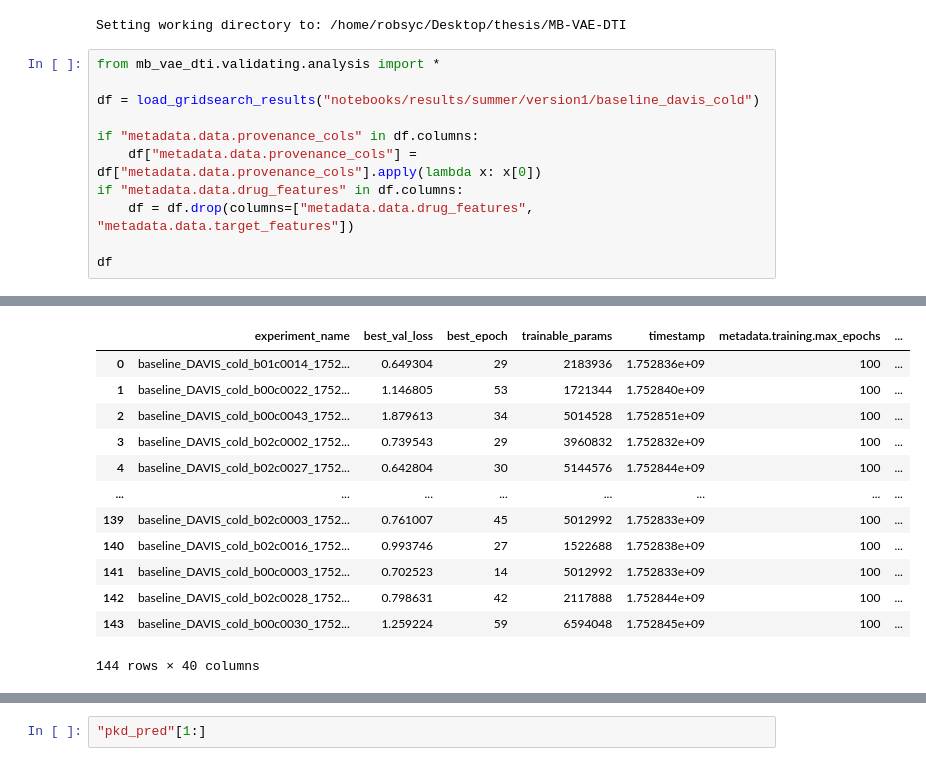
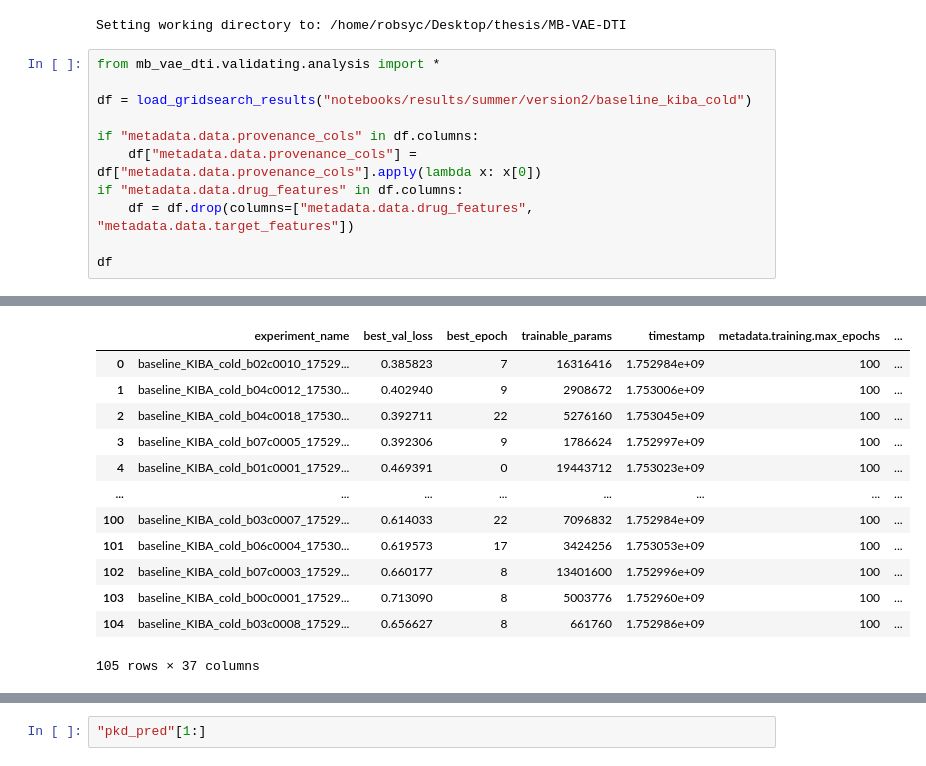
Before and after one commit to robsyc/MB-VAE-DTI, a Jupyter notebook: notebooks/grid_analysis.ipynb, the cells around one changed output, grey strips where cells are left out. Saved outputs shown, nothing was run; the diff lists cells and outputs as text.

```diff
--- a/notebooks/grid_analysis.ipynb
+++ b/notebooks/grid_analysis.ipynb
@@ -5,7 +5,7 @@ Setting working directory to: /home/robsyc/Desktop/thesis/MB-VAE-DTI
 # %%
 from mb_vae_dti.validating.analysis import *
 
-df = load_gridsearch_results("notebooks/results/summer/version1/baseline_davis_cold")
+df = load_gridsearch_results("notebooks/results/summer/version2/baseline_kiba_cold")
 
 if "metadata.data.provenance_cols" in df.columns:
     df["metadata.data.provenance_cols"] = df["metadata.data.provenance_cols"].apply(lambda x: x[0])
@@ -18,16 +18,16 @@ df
 |  | experiment_name | best_val_loss | best_epoch | trainable_params | timestamp | metadata.training.max_epochs | ... |
-| 0 | baseline_DAVIS_cold_b01c0014_1752... | 0.649304 | 29 | 2183936 | 1.752836e+09 | 100 | ... |
-| 1 | baseline_DAVIS_cold_b00c0022_1752... | 1.146805 | 53 | 1721344 | 1.752840e+09 | 100 | ... |
-| 2 | baseline_DAVIS_cold_b00c0043_1752... | 1.879613 | 34 | 5014528 | 1.752851e+09 | 100 | ... |
-| 3 | baseline_DAVIS_cold_b02c0002_1752... | 0.739543 | 29 | 3960832 | 1.752832e+09 | 100 | ... |
-| 4 | baseline_DAVIS_cold_b02c0027_1752... | 0.642804 | 30 | 5144576 | 1.752844e+09 | 100 | ... |
+| 0 | baseline_KIBA_cold_b02c0010_17529... | 0.385823 | 7 | 16316416 | 1.752984e+09 | 100 | ... |
+| 1 | baseline_KIBA_cold_b04c0012_17530... | 0.402940 | 9 | 2908672 | 1.753006e+09 | 100 | ... |
+| 2 | baseline_KIBA_cold_b04c0018_17530... | 0.392711 | 22 | 5276160 | 1.753045e+09 | 100 | ... |
+| 3 | baseline_KIBA_cold_b07c0005_17529... | 0.392306 | 9 | 1786624 | 1.752997e+09 | 100 | ... |
+| 4 | baseline_KIBA_cold_b01c0001_17529... | 0.469391 | 0 | 19443712 | 1.753023e+09 | 100 | ... |
 | ... | ... | ... | ... | ... | ... | ... | ... |
-| 139 | baseline_DAVIS_cold_b02c0003_1752... | 0.761007 | 45 | 5012992 | 1.752833e+09 | 100 | ... |
-| 140 | baseline_DAVIS_cold_b02c0016_1752... | 0.993746 | 27 | 1522688 | 1.752838e+09 | 100 | ... |
-| 141 | baseline_DAVIS_cold_b00c0003_1752... | 0.702523 | 14 | 5012992 | 1.752833e+09 | 100 | ... |
-| 142 | baseline_DAVIS_cold_b02c0028_1752... | 0.798631 | 42 | 2117888 | 1.752844e+09 | 100 | ... |
-| 143 | baseline_DAVIS_cold_b00c0030_1752... | 1.259224 | 59 | 6594048 | 1.752845e+09 | 100 | ... |
+| 100 | baseline_KIBA_cold_b03c0007_17529... | 0.614033 | 22 | 7096832 | 1.752984e+09 | 100 | ... |
+| 101 | baseline_KIBA_cold_b06c0004_17530... | 0.619573 | 17 | 3424256 | 1.753053e+09 | 100 | ... |
+| 102 | baseline_KIBA_cold_b07c0003_17529... | 0.660177 | 8 | 13401600 | 1.752996e+09 | 100 | ... |
+| 103 | baseline_KIBA_cold_b00c0001_17529... | 0.713090 | 8 | 5003776 | 1.752960e+09 | 100 | ... |
+| 104 | baseline_KIBA_cold_b03c0008_17529... | 0.656627 | 8 | 661760 | 1.752986e+09 | 100 | ... |
-144 rows × 40 columns
+105 rows × 37 columns
 # %%
 varying_attrs = get_varying_attributes(df)
 varying_attrs.remove('metadata.logging.experiment_name')
```
Also changed, not shown: parts of 4 cells of this notebook, 2 other files.
